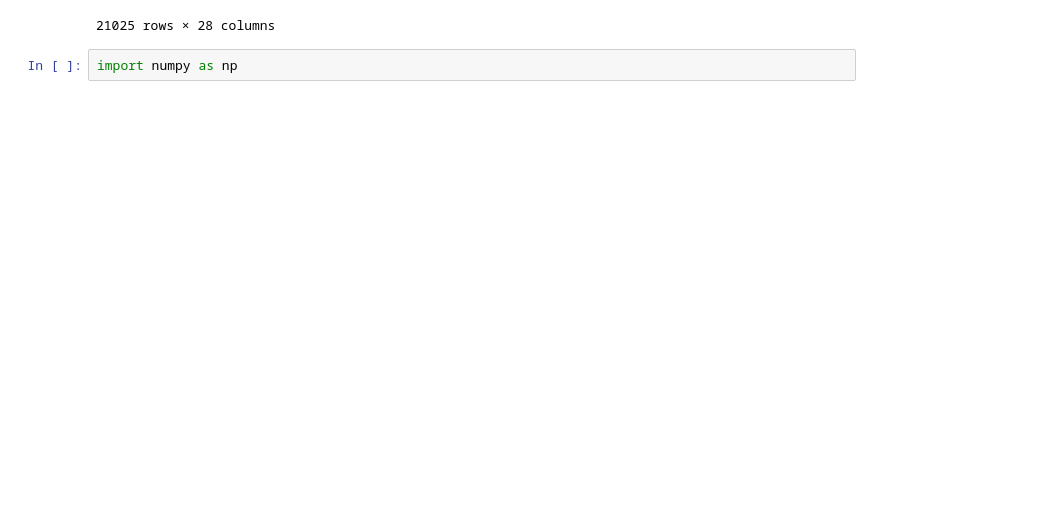
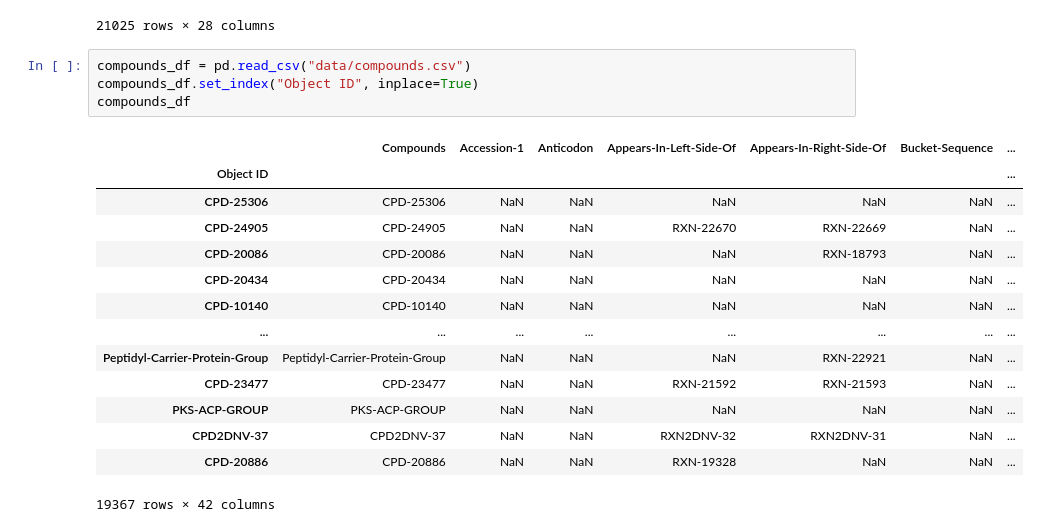
Before and after one commit to pweglik/data-exploration, a Jupyter notebook: projekt/make_graph.ipynb, the cells around one changed output. Saved outputs shown, nothing was run; the diff lists cells and outputs as text; blank space fills up the shorter version.

```diff
--- a/projekt/make_graph.ipynb
+++ b/projekt/make_graph.ipynb
@@ -68,5 +51,22 @@ reactions_df
 | RXN-24126 | RXN-24126 | [WATER, 24-26-N-linked-Glycan, MA... | NaN | [MAN3-GLCNAC2-PROTEIN, N-ACETYL-B... | PHYSIOL-LEFT-TO-RIGHT | NaN | NaN | ... |
 | RXN-19328 | RXN-19328 | [WATER, CPD-20886, CPD-20887] | NaN | [CPD-20887] | PHYSIOL-LEFT-TO-RIGHT | NaN | NaN | ... |
 21025 rows × 28 columns
-# %%
-import numpy as np
+# %%
+compounds_df = pd.read_csv("data/compounds.csv")
+compounds_df.set_index("Object ID", inplace=True)
+compounds_df
+# %% [output]
+|  | Compounds | Accession-1 | Anticodon | Appears-In-Left-Side-Of | Appears-In-Right-Side-Of | Bucket-Sequence | ... |
+| Object ID |  |  |  |  |  |  | ... |
+| CPD-25306 | CPD-25306 | NaN | NaN | NaN | NaN | NaN | ... |
+| CPD-24905 | CPD-24905 | NaN | NaN | RXN-22670 | RXN-22669 | NaN | ... |
+| CPD-20086 | CPD-20086 | NaN | NaN | NaN | RXN-18793 | NaN | ... |
+| CPD-20434 | CPD-20434 | NaN | NaN | NaN | NaN | NaN | ... |
+| CPD-10140 | CPD-10140 | NaN | NaN | NaN | NaN | NaN | ... |
+| ... | ... | ... | ... | ... | ... | ... | ... |
+| Peptidyl-Carrier-Protein-Group | Peptidyl-Carrier-Protein-Group | NaN | NaN | NaN | RXN-22921 | NaN | ... |
+| CPD-23477 | CPD-23477 | NaN | NaN | RXN-21592 | RXN-21593 | NaN | ... |
+| PKS-ACP-GROUP | PKS-ACP-GROUP | NaN | NaN | NaN | NaN | NaN | ... |
+| CPD2DNV-37 | CPD2DNV-37 | NaN | NaN | RXN2DNV-32 | RXN2DNV-31 | NaN | ... |
+| CPD-20886 | CPD-20886 | NaN | NaN | RXN-19328 | NaN | NaN | ... |
+19367 rows × 42 columns
```
Also changed, not shown: parts of 20 cells of this notebook.
